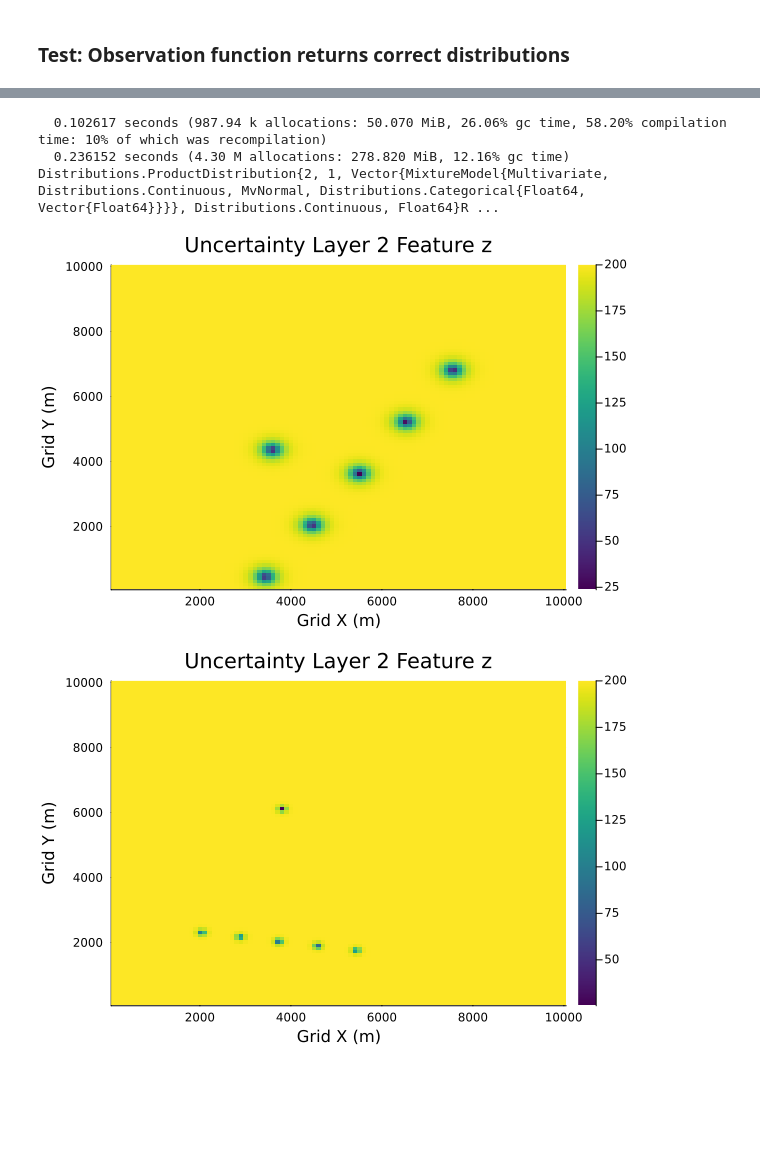
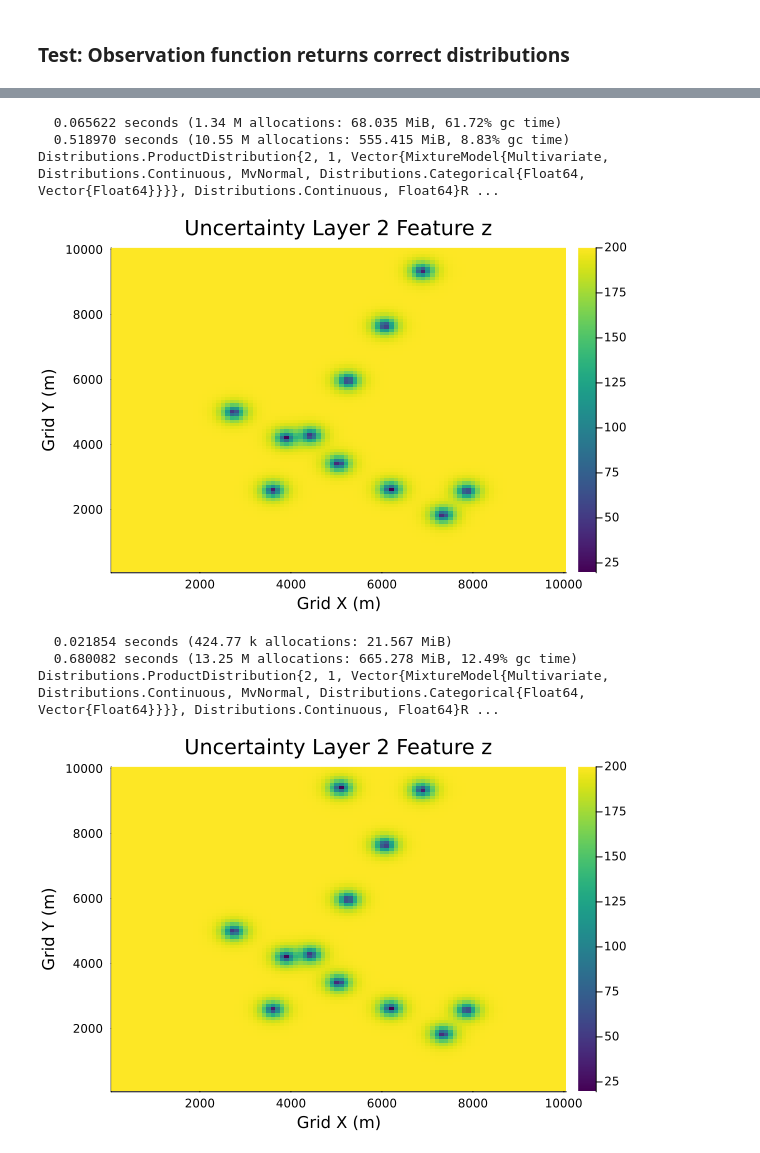
Before and after one commit to sisl/CGS_CCS, a Jupyter notebook: scripts/scratch.ipynb, the cells around one changed output, grey strips where cells are left out. Drawn from its saved outputs; the diff is of its cells as text; code cells hidden in the pictures; blank space fills up the shorter version.

```diff
--- a/scripts/scratch.ipynb
+++ b/scripts/scratch.ipynb
@@ -1,5 +1,5 @@
 # %%
-# A scratch cell to run functions directly.
+# A cell to run functions directly.
 using Reexport
 using Distributions
 using Statistics
@@ -16,6 +16,8 @@ using POMDPs
 include("../src/config.jl");
 include("../src/pomdp.jl")
 pomdp = CCSPOMDP();
+
+FEATURE = :topSealThickness
 # %%
 visualize_gt(pomdp, 2)
 # %% [markdown]
@@ -111,19 +80,22 @@ Reward: 9.1
 # %%
 # Timing test for seismic line observation and reward function
 @time distr = POMDPs.observation(pomdp, all_actions[19], pomdp.state)
 @time reward = POMDPs.reward(pomdp, pomdp.state, all_actions[19])
 println(typeof(distr), "Reward: ", reward)
-visualize_uncertainty(pomdp, 2, :z)
+visualize_uncertainty(pomdp, 2, FEATURE)
 # %% [output]
-  0.102617 seconds (987.94 k allocations: 50.070 MiB, 26.06% gc time, 58.20% compilation time: 10% of which was recompilation)
-  0.236152 seconds (4.30 M allocations: 278.820 MiB, 12.16% gc time)
+  0.065622 seconds (1.34 M allocations: 68.035 MiB, 61.72% gc time)
+  0.518970 seconds (10.55 M allocations: 555.415 MiB, 8.83% gc time)
 Distributions.ProductDistribution{2, 1, Vector{MixtureModel{Multivariate, Distributions.Continuous, MvNormal, Distributions.Categorical{Float64, Vector{Float64}}}}, Distributions.Continuous, Float64}R ...
-[figure, old version]
+[figure, new version]
 # %%
 # Timing test for well log observation and reward function
-@time distr = POMDPs.observation(pomdp, all_actions[2], pomdp.state)
-@time reward = POMDPs.reward(pomdp, pomdp.state, all_actions[2])
+@time distr = POMDPs.observation(pomdp, all_actions[1], pomdp.state)
+@time reward = POMDPs.reward(pomdp, pomdp.state, all_actions[1])
 println(typeof(distr), "Reward: ", reward)
-visualize_uncertainty(pomdp, 2, :z)
+visualize_uncertainty(pomdp, 2, FEATURE)
 # %% [output]
+  0.021854 seconds (424.77 k allocations: 21.567 MiB)
+  0.680082 seconds (13.25 M allocations: 665.278 MiB, 12.49% gc time)
+Distributions.ProductDistribution{2, 1, Vector{MixtureModel{Multivariate, Distributions.Continuous, MvNormal, Distributions.Categorical{Float64, Vector{Float64}}}}, Distributions.Continuous, Float64}R ...
-[figure, old version]
+[figure, new version]
```
Also changed, not shown: parts of 6 cells of this notebook, 3 other files.
